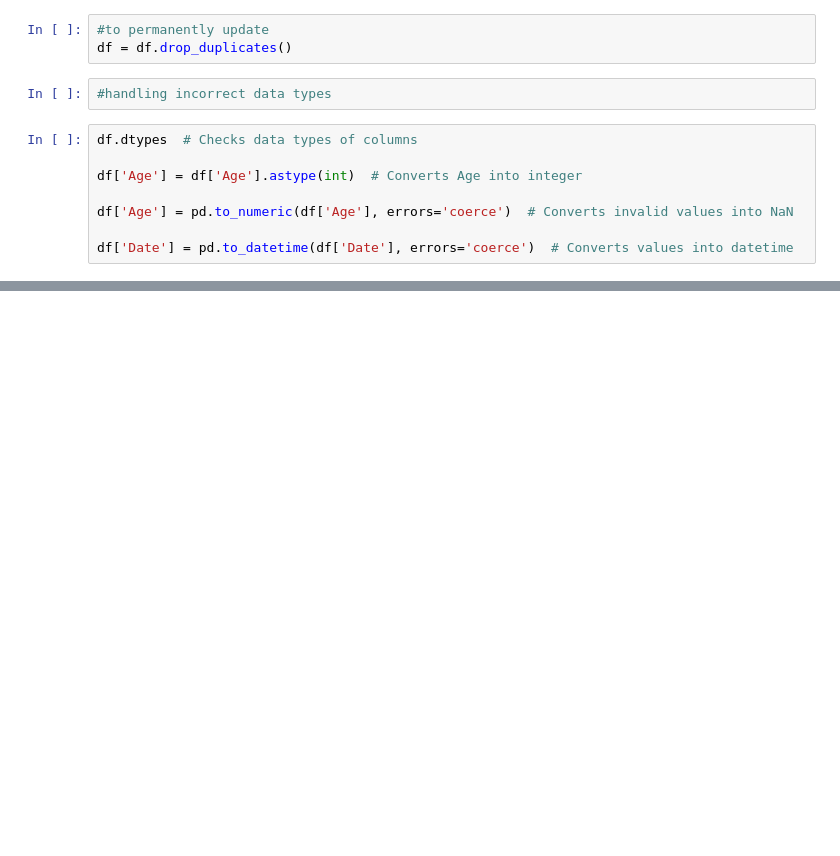
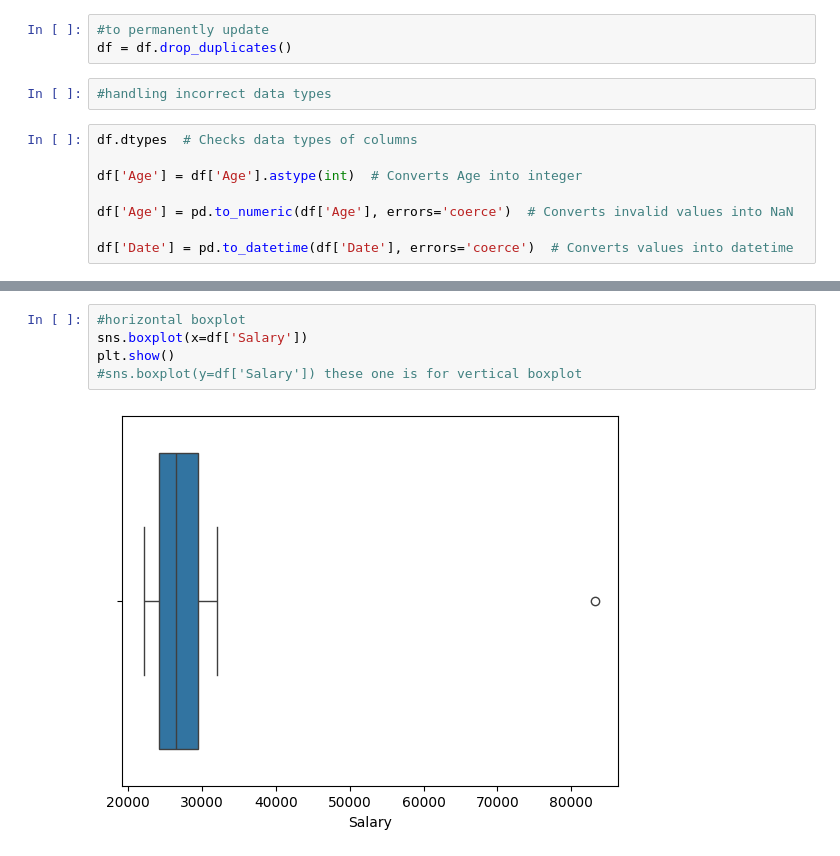
Before and after one commit to apatidar2905/ML-data-preprocessing, a Jupyter notebook: Untitled1.ipynb, the cells around one changed output, grey strips where cells are left out. Drawn from its saved outputs; the diff is of its cells as text; blank space fills up the shorter version.

```diff
--- a/Untitled1.ipynb
+++ b/Untitled1.ipynb
@@ -313,0 +626,7 @@ errors='coerce' – Converts invalid values into missing values instead of throw
+# %%
+#horizontal boxplot
+sns.boxplot(x=df['Salary'])
+plt.show()
+#sns.boxplot(y=df['Salary']) these one is for vertical boxplot
+# %% [output]
+[figure, added]
```
Also changed, not shown: parts of 32 cells of this notebook.
